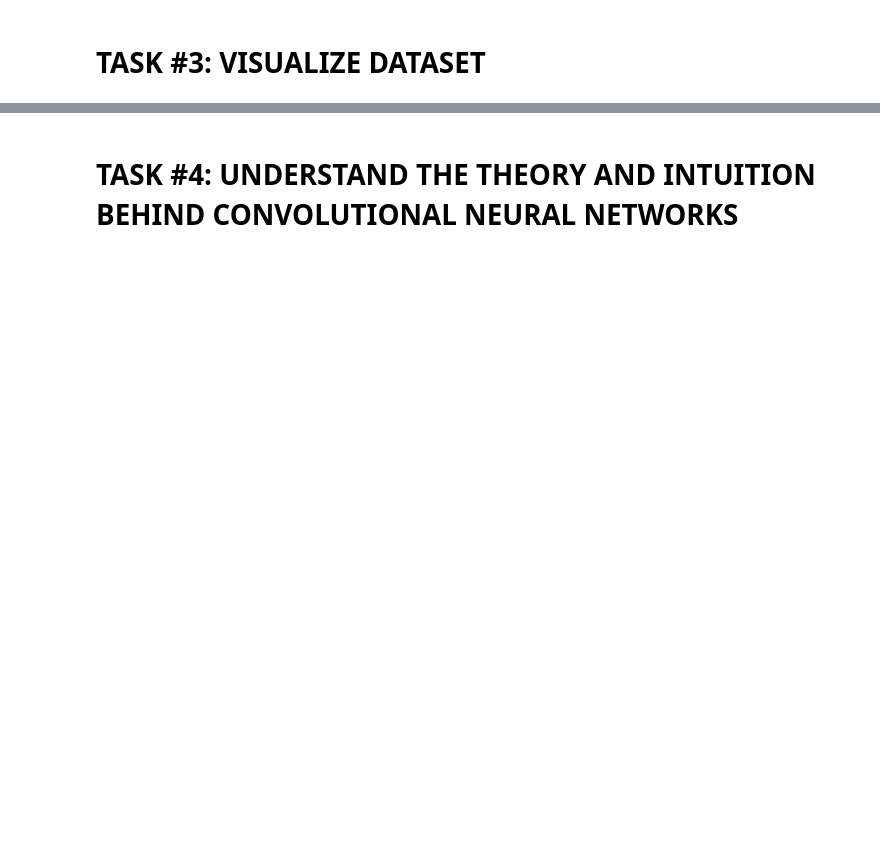
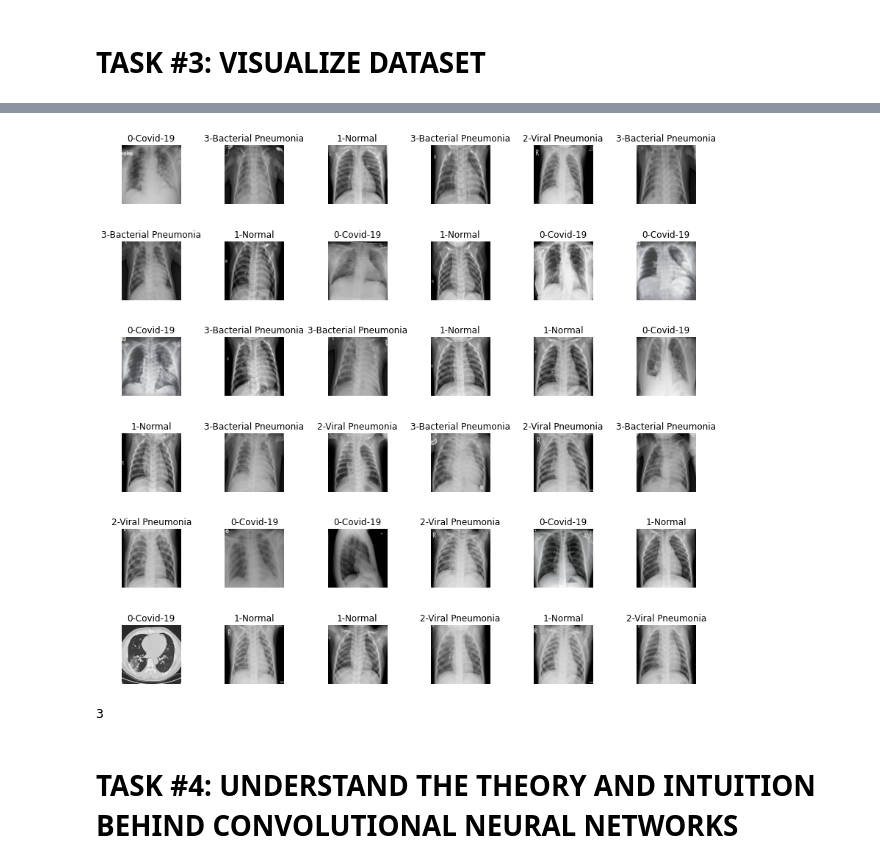
Before and after one commit to wellmej/DataScienceUseCases, a Jupyter notebook: Case4_My_Operations_Department_Skeleton.ipynb, the cells around one changed output, grey strips where cells are left out. Drawn from its saved outputs; the diff is of its cells as text; code cells hidden in the pictures; blank space fills up the shorter version.

```diff
--- a/Case4_My_Operations_Department_Skeleton.ipynb
+++ b/Case4_My_Operations_Department_Skeleton.ipynb
@@ -86,2 +94,3 @@ Found 104 images belonging to 4 classes.
 # %%
 # Generate a batch of 40 images and labels
+train_images, train_labels = next(train_generator)
@@ -115,2 +134,5 @@ array([[0., 0., 1., 0.],
+# %%
+# labels Translator
+label_names = {0: '0-Covid-19', 1: '1-Normal', 2: '2-Viral Pneumonia', 3: '3-Bacterial Pneumonia'}
 # %% [markdown]
 # TASK #3: VISUALIZE DATASET
@@ -120,3 +139,26 @@ array([[0., 0., 1., 0.],
+# %%
+#----------------------------------------------------------------------
+#  Create grid of 6 x 6 images (36 totsl) to display image and the
+#  the label of the figure
+#----------------------------------------------------------------------
+L = 6
+W = 6
+
+fig, axes = plt.subplots(L, W, figsize = (14,14))
+axes = axes.ravel()
+
+for i in np.arange(0, L*W):
+  axes[i].imshow(train_images[i])
+  axes[i].set_title(label_names[np.argmax(train_labels[i])])
+  axes[i].axis('off')
+
+plt.subplots_adjust(wspace= 0.75)
+# %% [output]
+[figure, added]
+# %%
+np.argmax(train_labels[1])
+# %% [output]
+3
 # %% [markdown]
 # TASK #4: UNDERSTAND THE THEORY AND INTUITION BEHIND CONVOLUTIONAL NEURAL NETWORKS
 # %% [markdown]
```
Also changed, not shown: parts of 13 cells of this notebook.
